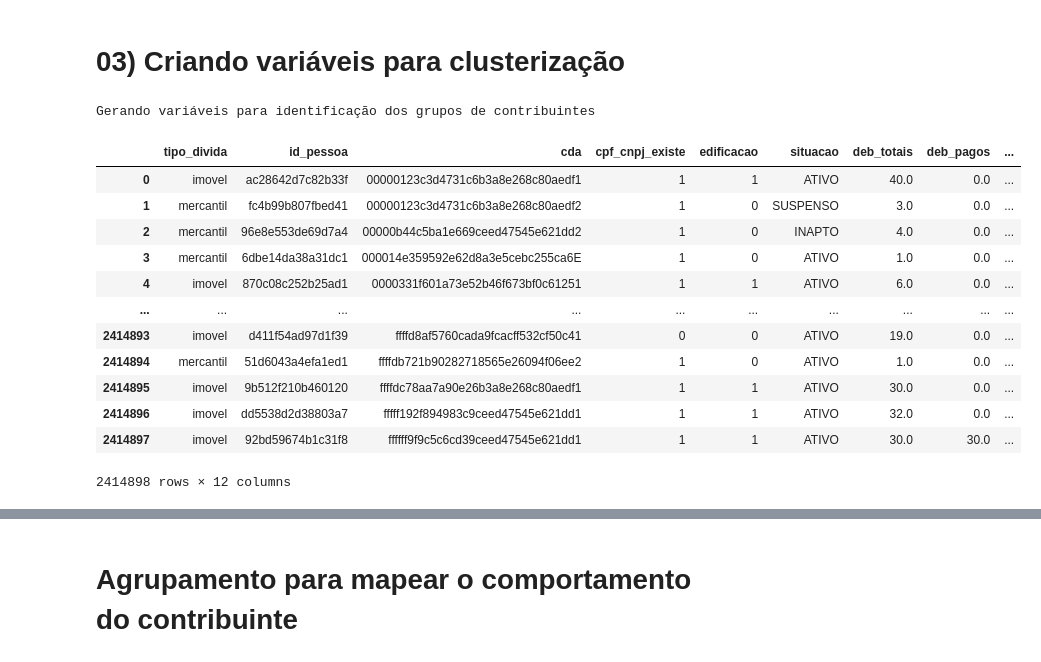
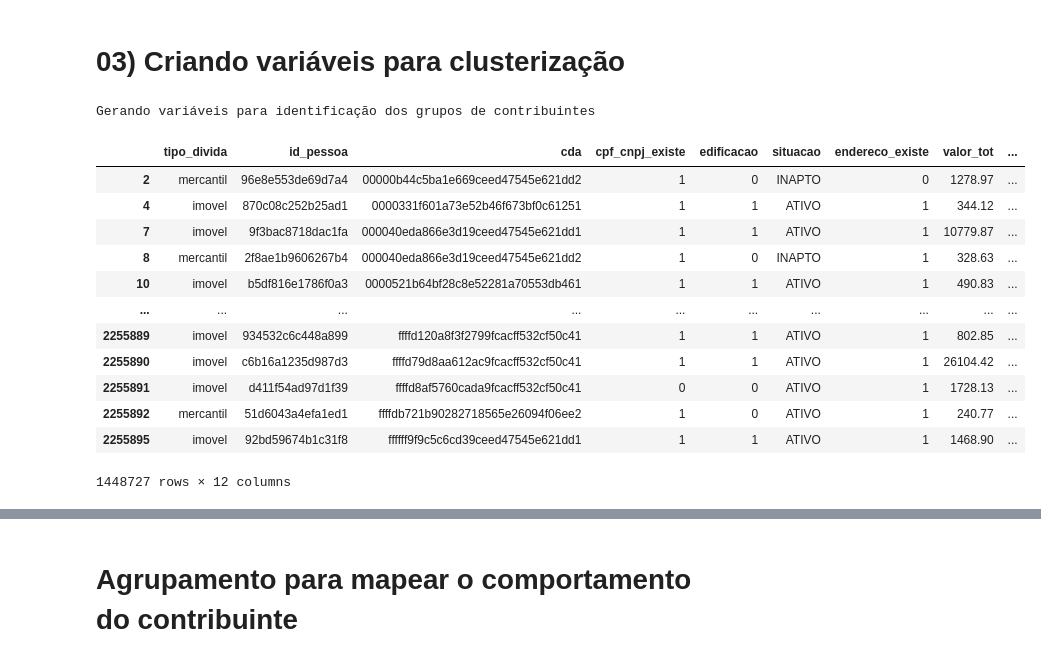
Before and after one commit to LanCarv/divida_ativa, a Jupyter notebook: rating_contribuinte_prime.ipynb, the cells around one changed output, grey strips where cells are left out. Saved outputs shown, nothing was run; the diff lists cells and outputs as text; code cells hidden in the pictures.

```diff
--- a/rating_contribuinte_prime.ipynb
+++ b/rating_contribuinte_prime.ipynb
@@ -221,0 +192,28 @@ cdas[['cda', 'tipo_divida', 'vlr_pago', 'valor_tot', 'inscricao_divida', 'estoqu
+# %%
+df_conjunta = pd.merge(base_conjunta, num_linhas_por_cda, on = ['cda', 'tipo_divida', 'id_pessoa'], how = 'left')
+
+# CDAs SEM mudanca de status
+cdas_01_apar = df_conjunta[df_conjunta['num_da_aberto'] == 1]
+cdas_01_apar = cdas_01_apar.sort_values(by = ['cda', 'inscricao_divida'])
+
+# CDAs com mudanca de status
+cdas_gt_01_apar = df_conjunta[df_conjunta['num_da_aberto'] > 1]
+cdas_gt_01_apar = cdas_gt_01_apar.sort_values(by = ['cda', 'inscricao_divida']) # 319034
+
+# # CDAs com mudanca de status - ABERTO
+cdas_gt_01_apar_ABERTO = cdas_gt_01_apar[cdas_gt_01_apar['da_aberto'] == 1]
+
+reconstroi = pd.concat([cdas_01_apar, cdas_gt_01_apar_ABERTO])
+
+reconstroi = reconstroi[['cda', 'tipo_divida', 'id_pessoa', 'atividade_principal', 'situacao',
+       'tipo_tributo', 'vlr_tributo', 'vlr_taxa',
+       'competencia_divida', 'inscricao_divida', 'arrecadacao_divida',
+       'ajuizamento_divida', 'edificacao', 'cpf_cnpj_existe', 'endereco_existe','protesto',
+       'ajuizamento', 'refis', 'anos_idade_da',
+       'quantidade_reparcelamento', 'da_aberto']]
+
+reconstroi = pd.merge(reconstroi, valor_tot_pago_aberto, on = ['cda', 'tipo_divida', 'id_pessoa'], how = 'left')
+
+reconstroi['perc_pago'] = np.round(reconstroi['vlr_pago']/reconstroi['valor_tot'], 5)
+
+reconstroi
@@ -221,0 +234,4 @@ cdas[['cda', 'tipo_divida', 'vlr_pago', 'valor_tot', 'inscricao_divida', 'estoqu
+# %%
+# CDAs que vamos treinar
+da_aberto_0 = reconstroi[reconstroi['da_aberto'] == 0]
+da_aberto_0
@@ -224,27 +266,26 @@ cdas[['cda', 'tipo_divida', 'vlr_pago', 'valor_tot', 'inscricao_divida', 'estoqu
 # %%
 print("Gerando variáveis para identificação dos grupos de contribuintes")
 
-dados_pessoas = base_conjunta[['tipo_divida', 'id_pessoa', 'cda',
-                               'cpf_cnpj_existe', 'edificacao', 'situacao',
-                               'deb_totais', 'deb_pagos',
+dados_pessoas = da_aberto_0[['tipo_divida', 'id_pessoa', 'cda',
+                               'cpf_cnpj_existe', 'edificacao', 'situacao', 'endereco_existe',
                                'valor_tot', 'vlr_pago',
-                               'quantidade_reparcelamento',
+                               'quantidade_reparcelamento', 'ja_reneg_essa_cda',
                                'anos_idade_da']]
 
 dados_pessoas.dropna(subset = ['id_pessoa'], inplace = True)
 dados_pessoas
 # %% [output]
 Gerando variáveis para identificação dos grupos de contribuintes
-|  | tipo_divida | id_pessoa | cda | cpf_cnpj_existe | edificacao | situacao | deb_totais | deb_pagos | ... |
-| 0 | imovel | ac28642d7c82b33f | 00000123c3d4731c6b3a8e268c80aedf1 | 1 | 1 | ATIVO | 40.0 | 0.0 | ... |
-| 1 | mercantil | fc4b99b807fbed41 | 00000123c3d4731c6b3a8e268c80aedf2 | 1 | 0 | SUSPENSO | 3.0 | 0.0 | ... |
-| 2 | mercantil | 96e8e553de69d7a4 | 00000b44c5ba1e669ceed47545e621dd2 | 1 | 0 | INAPTO | 4.0 | 0.0 | ... |
-| 3 | mercantil | 6dbe14da38a31dc1 | 000014e359592e62d8a3e5cebc255ca6E | 1 | 0 | ATIVO | 1.0 | 0.0 | ... |
-| 4 | imovel | 870c08c252b25ad1 | 0000331f601a73e52b46f673bf0c61251 | 1 | 1 | ATIVO | 6.0 | 0.0 | ... |
+|  | tipo_divida | id_pessoa | cda | cpf_cnpj_existe | edificacao | situacao | endereco_existe | valor_tot | ... |
+| 2 | mercantil | 96e8e553de69d7a4 | 00000b44c5ba1e669ceed47545e621dd2 | 1 | 0 | INAPTO | 0 | 1278.97 | ... |
+| 4 | imovel | 870c08c252b25ad1 | 0000331f601a73e52b46f673bf0c61251 | 1 | 1 | ATIVO | 1 | 344.12 | ... |
+| 7 | imovel | 9f3bac8718dac1fa | 000040eda866e3d19ceed47545e621dd1 | 1 | 1 | ATIVO | 1 | 10779.87 | ... |
+| 8 | mercantil | 2f8ae1b9606267b4 | 000040eda866e3d19ceed47545e621dd2 | 1 | 0 | INAPTO | 1 | 328.63 | ... |
+| 10 | imovel | b5df816e1786f0a3 | 0000521b64bf28c8e52281a70553db461 | 1 | 1 | ATIVO | 1 | 490.83 | ... |
 | ... | ... | ... | ... | ... | ... | ... | ... | ... | ... |
-| 2414893 | imovel | d411f54ad97d1f39 | ffffd8af5760cada9fcacff532cf50c41 | 0 | 0 | ATIVO | 19.0 | 0.0 | ... |
-| 2414894 | mercantil | 51d6043a4efa1ed1 | ffffdb721b90282718565e26094f06ee2 | 1 | 0 | ATIVO | 1.0 | 0.0 | ... |
-| 2414895 | imovel | 9b512f210b460120 | ffffdc78aa7a90e26b3a8e268c80aedf1 | 1 | 1 | ATIVO | 30.0 | 0.0 | ... |
-| 2414896 | imovel | dd5538d2d38803a7 | fffff192f894983c9ceed47545e621dd1 | 1 | 1 | ATIVO | 32.0 | 0.0 | ... |
-| 2414897 | imovel | 92bd59674b1c31f8 | ffffff9f9c5c6cd39ceed47545e621dd1 | 1 | 1 | ATIVO | 30.0 | 30.0 | ... |
+| 2255889 | imovel | 934532c6c448a899 | ffffd120a8f3f2799fcacff532cf50c41 | 1 | 1 | ATIVO | 1 | 802.85 | ... |
+| 2255890 | imovel | c6b16a1235d987d3 | ffffd79d8aa612ac9fcacff532cf50c41 | 1 | 1 | ATIVO | 1 | 26104.42 | ... |
+| 2255891 | imovel | d411f54ad97d1f39 | ffffd8af5760cada9fcacff532cf50c41 | 0 | 0 | ATIVO | 1 | 1728.13 | ... |
+| 2255892 | mercantil | 51d6043a4efa1ed1 | ffffdb721b90282718565e26094f06ee2 | 1 | 0 | ATIVO | 1 | 240.77 | ... |
+| 2255895 | imovel | 92bd59674b1c31f8 | ffffff9f9c5c6cd39ceed47545e621dd1 | 1 | 1 | ATIVO | 1 | 1468.90 | ... |
-2414898 rows × 12 columns
+1448727 rows × 12 columns
```
Also changed, not shown: parts of 31 cells of this notebook, 2 other files.
